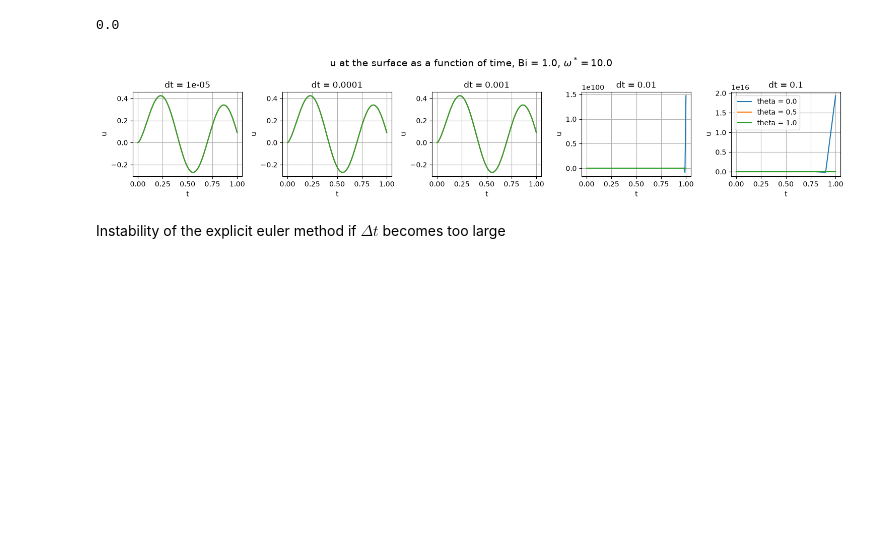
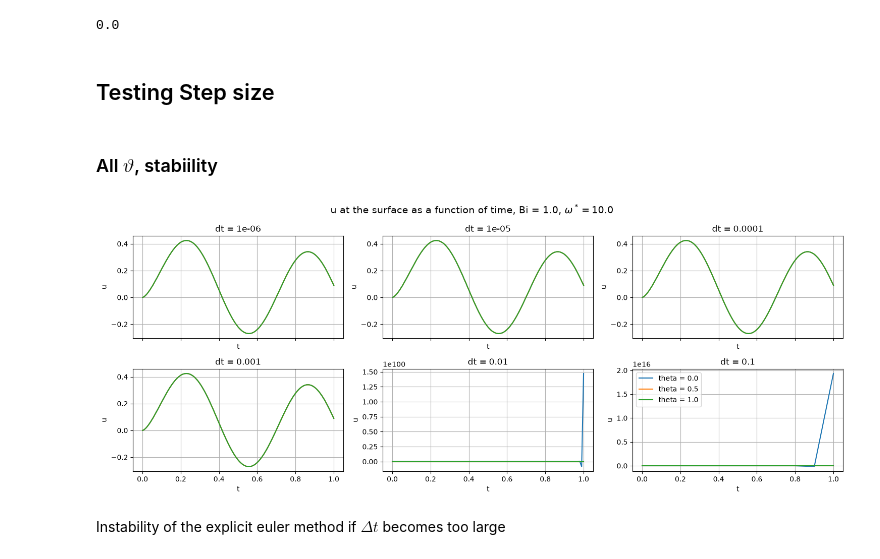
Before and after one commit to claramont/scicomp-code, a Jupyter notebook: Ex_1e.ipynb, the cells around one changed output. Cells and saved outputs as stored; diff of their text form; code cells hidden in the pictures; blank space fills up the shorter version.

```diff
--- a/Ex_1e.ipynb
+++ b/Ex_1e.ipynb
@@ -29,36 +29,40 @@ Starting with:
 # %%
 theta_values = [0.0, 0.5, 1.0]
 N= 18
+# %% [markdown]
+## Testing Step size
+# %% [markdown]
+### All $\vartheta$, stabiility
 # %%
 # stability : dt <= dx^2
 Bi = 1.0
 omega = 10.0
-dt_values = [1e-5, 1e-4, 1e-3, 1e-2, 0.1]
+dt_values = [1e-6, 1e-5, 1e-4, 1e-3, 1e-2, 0.1]
 t_end = 1.0
 
-fig, axes = plt.subplots(1, 5, figsize=(15, 3), sharex=True)
+fig, axes = plt.subplots(2, 3, figsize=(15, 6), sharex=True)
 axes = axes.ravel()
 for theta in [0.0, 0.5, 1.0]:
     for k, dt in enumerate(dt_values):
         ax = axes[k]
         solver = SphericalHeatCondSolver(N, dt, Bi, omega, theta, t_end)
         times, r, U = solver.solve()
 
         ax.plot(times, U[:, -1], label=f"theta = {theta}")
         ax.set_title(fr"dt = {dt}")
         ax.set_xlabel("t")
         ax.set_ylabel("u")
         ax.grid(True)
 
 fig.suptitle(
     fr"u at the surface as a function of time, Bi = {Bi}, $\omega^* = {omega}$",
     fontsize=14
 )
 plt.legend()
 plt.tight_layout()
 plt.show()
 # %% [output]
-[figure, old version]
+[figure, new version]
 # %% [markdown]
 Instability of the explicit euler method if $\Delta t$ becomes too large
 # %%
```
Also changed, not shown: parts of 29 cells of this notebook.
